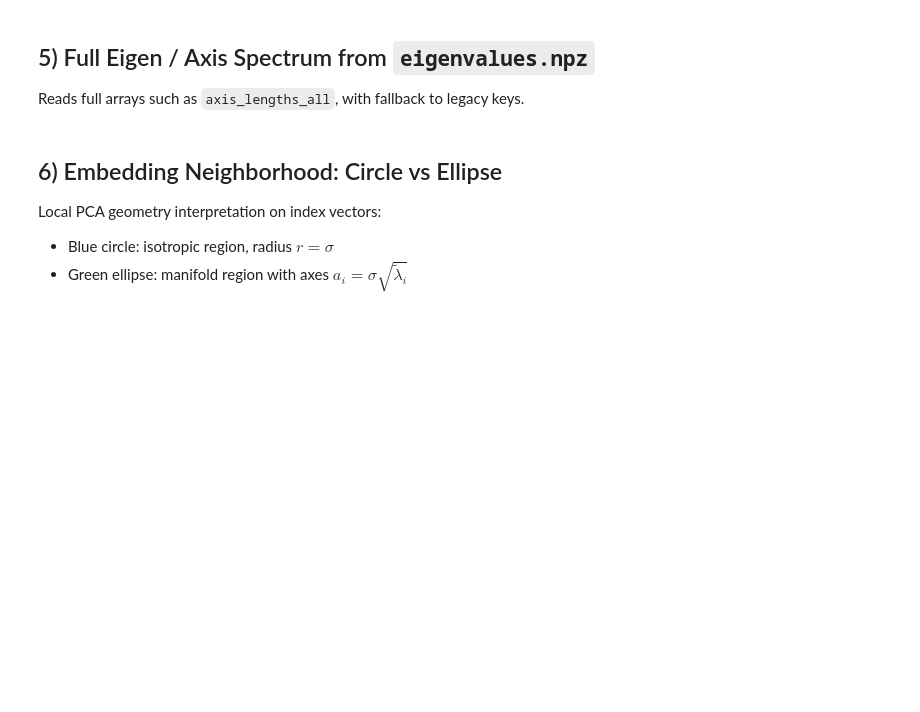
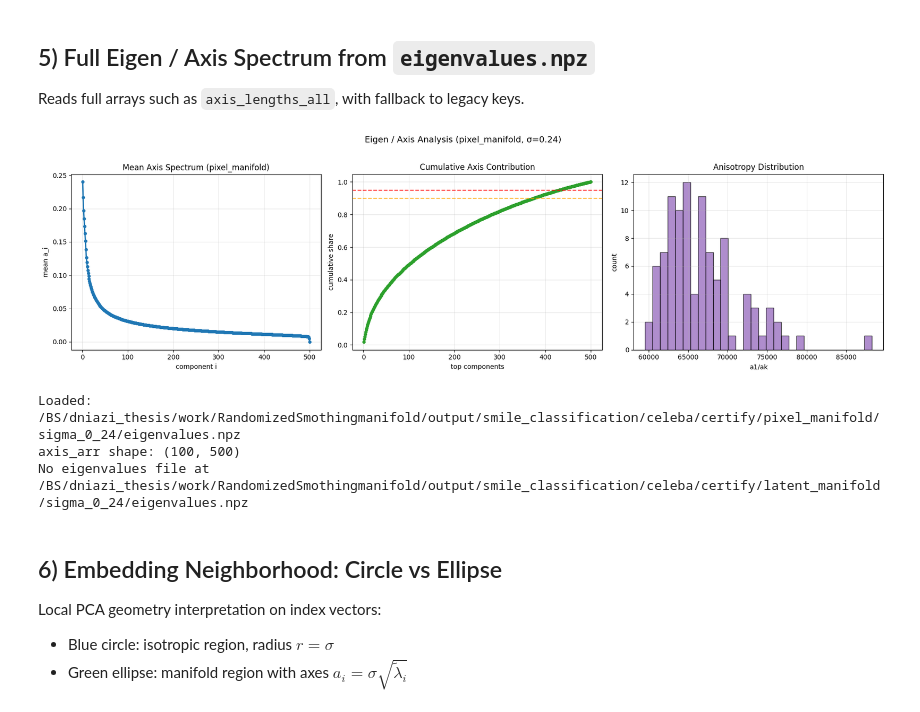
Before and after one commit to daniyaniazi/RandomizedSmothingmanifold, a Jupyter notebook: notebooks/CelebA_NewVolume_Results_Analysis.ipynb, the cells around one changed output. Cells and saved outputs as stored; diff of their text form; code cells hidden in the pictures; blank space fills up the shorter version.

```diff
--- a/notebooks/CelebA_NewVolume_Results_Analysis.ipynb
+++ b/notebooks/CelebA_NewVolume_Results_Analysis.ipynb
@@ -33,11 +33,36 @@ PIXEL_INDEX_DIR = BASE / "index" / "pixel" / "annoy" / "euclidean"
 LATENT_INDEX_DIR = BASE / "index" / "latent" / "annoy" / "euclidean"
 
 MODES = ["pixel_isotropic", "pixel_manifold", "latent_isotropic", "latent_manifold"]
-SIGMAS_ALL = ["sigma_0_25", "sigma_0_50", "sigma_0_75", "sigma_1_00"]
+# SIGMAS_ALL = [
+#     "sigma_0_10",
+#     "sigma_0_12",
+#     "sigma_0_14",
+#     "sigma_0_16",
+#     "sigma_0_18",
+#     "sigma_0_20",
+#     "sigma_0_22",
+#     "sigma_0_24"
+# ]
+
+SIGMAS_ALL = [
+    "sigma_0_05",
+    "sigma_0_07",
+    "sigma_0_09",
+    "sigma_0_11",
+    "sigma_0_13",
+    "sigma_0_15",
+    "sigma_0_17",
+    "sigma_0_19",
+    "sigma_0_21",
+    "sigma_0_23",
+    "sigma_0_25",
+    "sigma_0_27",
+    "sigma_0_29",
+    "sigma_0_30"
+]
 
 def sigma_val(s: str) -> float:
-    return float(s.replace("sigma_", "").replace("_", \
-))
+    return float(s.replace("sigma_", "").replace("_", "."))
 
 def mode_label(mode: str) -> str:
     return mode.replace("_", " " ).title()
@@ -218,7 +290,7 @@ else:
 
 Reads full arrays such as `axis_lengths_all`, with fallback to legacy keys.
 # %%
-TARGET_SIGMA = "sigma_0_50"
+TARGET_SIGMA = "sigma_0_24"
 for mode in ["pixel_manifold", "latent_manifold"]:
     eigen_path = CERTIFY_DIR / mode / TARGET_SIGMA / "eigenvalues.npz"
     if not eigen_path.exists():
@@ -247,33 +319,38 @@ for mode in ["pixel_manifold", "latent_manifold"]:
     axes[0].set_ylabel("mean a_i")
     axes[0].grid(True, alpha=0.3)
 
     axes[1].plot(np.arange(1, len(cum) + 1), cum, "o-", linewidth=2, markersize=4, color="tab:green")
     axes[1].axhline(0.9, linestyle="--", color="orange", alpha=0.8)
     axes[1].axhline(0.95, linestyle="--", color="red", alpha=0.8)
     axes[1].set_title("Cumulative Axis Contribution")
     axes[1].set_xlabel("top components")
     axes[1].set_ylabel("cumulative share")
     axes[1].grid(True, alpha=0.3)
 
     if anis is not None:
         axes[2].hist(np.asarray(anis, dtype=np.float64), bins=30, color="tab:purple", alpha=0.75, edgecolor="black")
         axes[2].set_title("Anisotropy Distribution")
         axes[2].set_xlabel("a1/ak")
     elif geo_ratio is not None:
         axes[2].hist(np.asarray(geo_ratio, dtype=np.float64), bins=30, color="tab:red", alpha=0.75, edgecolor="black")
         axes[2].set_title("Geometry Gain Distribution")
         axes[2].set_xlabel("log geo ratio")
     else:
         axes[2].text(0.5, 0.5, "No anisotropy/geo arrays", ha="center", va="center")
     axes[2].set_ylabel("count")
     axes[2].grid(True, alpha=0.3)
 
     plt.suptitle(f"Eigen / Axis Analysis ({mode}, σ={sigma_val(TARGET_SIGMA)})", fontsize=13, y=1.02)
     plt.tight_layout()
     plt.show()
 
     print("Loaded:", eigen_path)
     print("axis_arr shape:", axis_arr.shape)
+# %% [output]
+[figure, added]
+Loaded: /BS/dniazi_thesis/work/RandomizedSmothingmanifold/output/smile_classification/celeba/certify/pixel_manifold/sigma_0_24/eigenvalues.npz
+axis_arr shape: (100, 500)
+No eigenvalues file at /BS/dniazi_thesis/work/RandomizedSmothingmanifold/output/smile_classification/celeba/certify/latent_manifold/sigma_0_24/eigenvalues.npz
 # %% [markdown]
 ## 6) Embedding Neighborhood: Circle vs Ellipse
 
```
Also changed, not shown: parts of 5 cells of this notebook, 2 other files.
